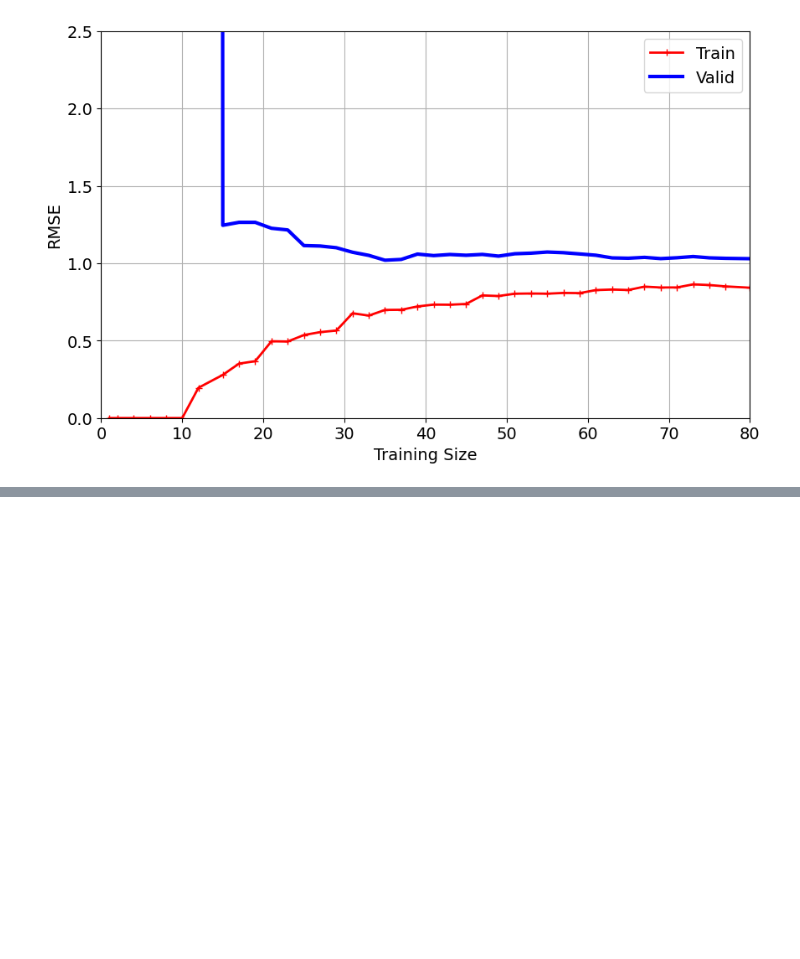
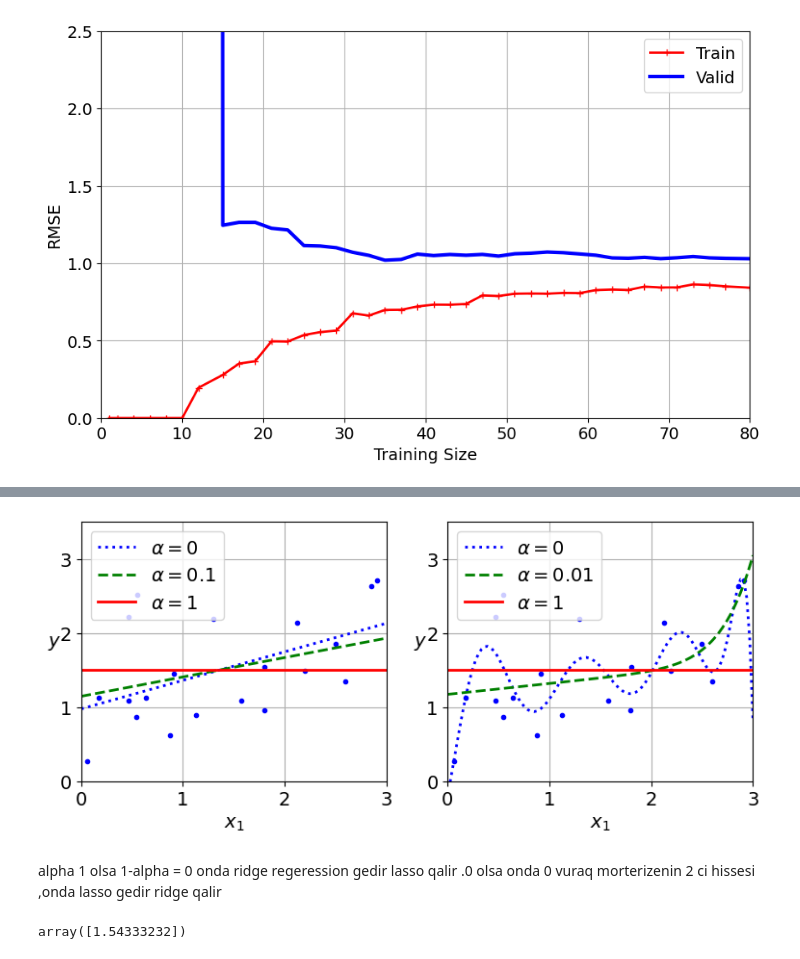
Before and after one commit to Turqan522/MachineLearning, a Jupyter notebook: Bank_Customer_Churn_Prediction.ipynb, the cells around one changed output, grey strips where cells are left out. Drawn from its saved outputs; the diff is of its cells as text; code cells hidden in the pictures; blank space fills up the shorter version.

```diff
--- a/Bank_Customer_Churn_Prediction.ipynb
+++ b/Bank_Customer_Churn_Prediction.ipynb
@@ -421,0 +526,20 @@ plt.show()
+# %%
+plt.figure(figsize=(9,3.5))
+plt.subplot(121)
+plot_model(Lasso,polynomial=False,alphas=(0,0.1,1),random_state=42)
+plt.ylabel('$y$ ',rotation=0)
+plt.subplot(122)
+plot_model(Lasso,polynomial=True,alphas=(0,1e-2,1),random_state=42)
+plt.show()
+# %% [output]
+[figure, added]
+# %% [markdown]
+alpha 1 olsa 1-alpha = 0 onda ridge regeression gedir lasso qalir .0 olsa onda 0 vuraq morterizenin 2 ci hissesi ,onda lasso gedir ridge qalir
+# %%
+from sklearn.linear_model import ElasticNet
+
+elastic_net =ElasticNet(alpha=0.1,l1_ratio=0.5)   #alpha yuxarida lambdanin yerine gedir ,l1_ratio alphanin yerine
+elastic_net.fit(X,y)
+elastic_net.predict([[1.5]])
+# %% [output]
+array([1.54333232])
```
Also changed, not shown: parts of 60 cells of this notebook.
